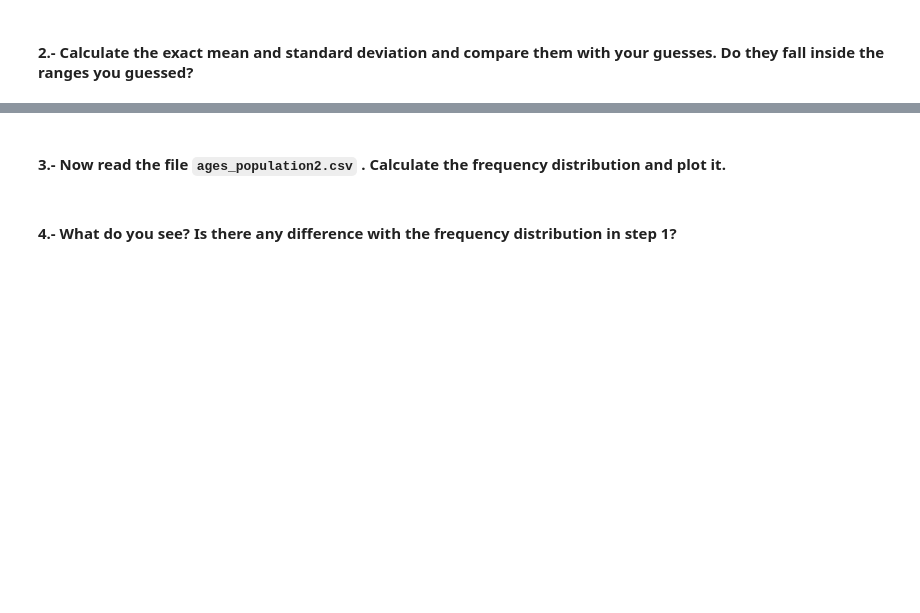
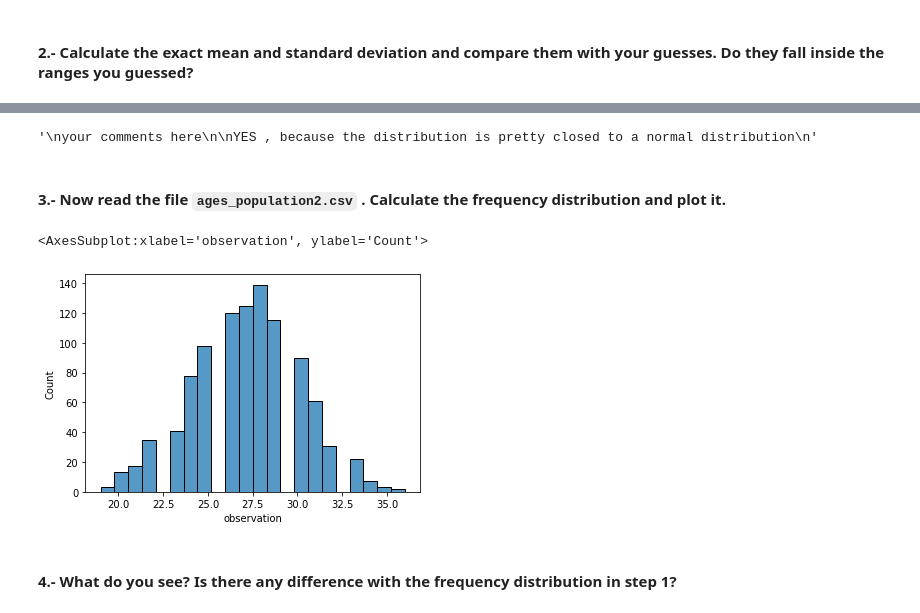
Before and after one commit to jdediegoAb/dataptmad0522_labs, a Jupyter notebook: module-2/understanding-descriptive-stats/your-code/main.ipynb, the cells around one changed output, grey strips where cells are left out. Cells and saved outputs as stored; diff of their text form; code cells hidden in the pictures; blank space fills up the shorter version.

```diff
--- a/module-2/understanding-descriptive-stats/your-code/main.ipynb
+++ b/module-2/understanding-descriptive-stats/your-code/main.ipynb
@@ -237,10 +238,21 @@ your comments here
+# %%
+"""
+your comments here
+
+YES , because the distribution is pretty closed to a normal distribution
+"""
+# %% [output]
+'\nyour comments here\n\nYES , because the distribution is pretty closed to a normal distribution\n'
 # %% [markdown]
 #### 3.- Now read the file `ages_population2.csv` . Calculate the frequency distribution and plot it.
 # %%
 # your code here
-ages2 = pd.read_csv('../data/ages_population2.csv')
-ages2
-sns.countplot(x='observation' , data=ages2)
+pop2 = pd.read_csv('../data/ages_population2.csv')
+pop2
+sns.histplot(x='observation' , data=pop2)
+# %% [output]
+<AxesSubplot:xlabel='observation', ylabel='Count'>
+[figure, added]
 # %% [markdown]
 ####  4.- What do you see? Is there any difference with the frequency distribution in step 1?
 # %%
```
Also changed, not shown: parts of 22 cells of this notebook.
